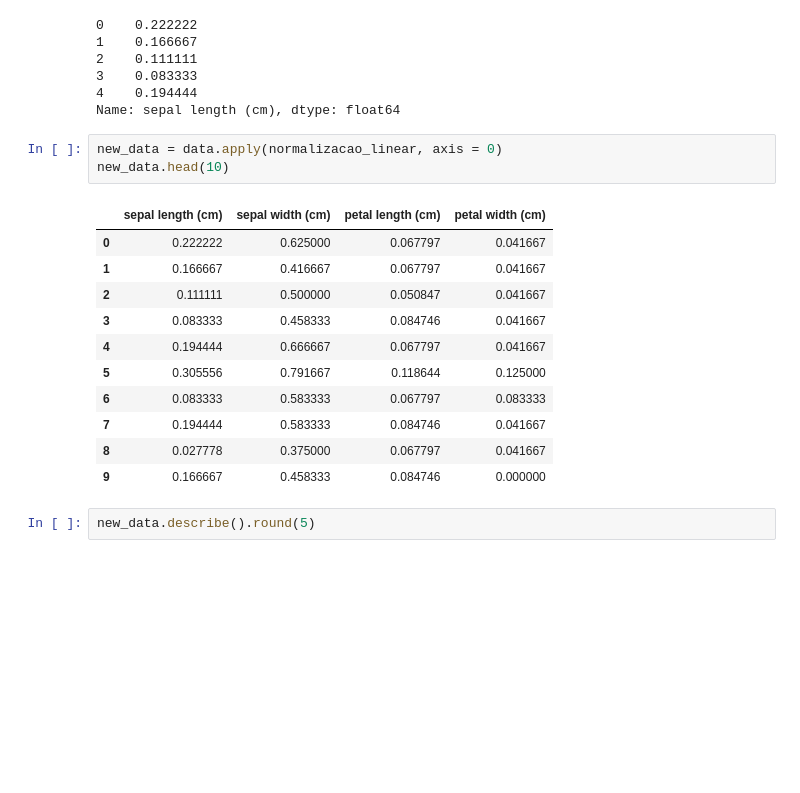
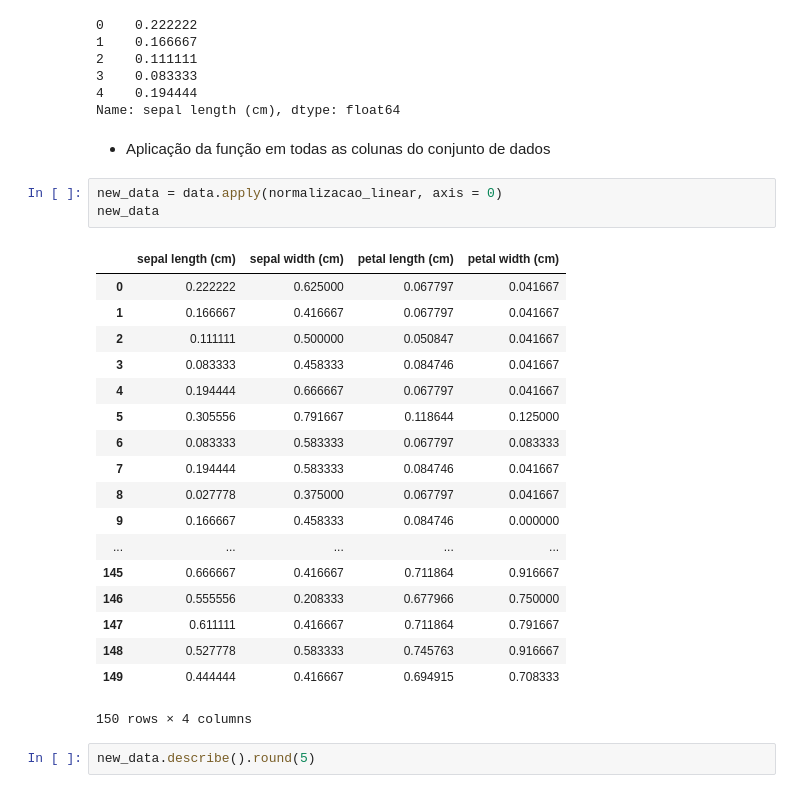
Before and after one commit to anfer86/teaching-datamining-lessons, a Jupyter notebook: aula03/preprocessamento.ipynb, the cells around one changed output. Drawn from its saved outputs; the diff is of its cells as text; blank space fills up the shorter version.

```diff
--- a/aula03/preprocessamento.ipynb
+++ b/aula03/preprocessamento.ipynb
@@ -193,21 +193,30 @@ new_data.head()
 3    0.083333
 4    0.194444
 Name: sepal length (cm), dtype: float64
+# %% [markdown]
+- Aplicação da função em todas as colunas do conjunto de dados
 # %%
 new_data = data.apply(normalizacao_linear, axis = 0)
-new_data.head(10)
+new_data
 # %% [output]
 |  | sepal length (cm) | sepal width (cm) | petal length (cm) | petal width (cm) |
 | 0 | 0.222222 | 0.625000 | 0.067797 | 0.041667 |
 | 1 | 0.166667 | 0.416667 | 0.067797 | 0.041667 |
 | 2 | 0.111111 | 0.500000 | 0.050847 | 0.041667 |
 | 3 | 0.083333 | 0.458333 | 0.084746 | 0.041667 |
 | 4 | 0.194444 | 0.666667 | 0.067797 | 0.041667 |
 | 5 | 0.305556 | 0.791667 | 0.118644 | 0.125000 |
 | 6 | 0.083333 | 0.583333 | 0.067797 | 0.083333 |
 | 7 | 0.194444 | 0.583333 | 0.084746 | 0.041667 |
 | 8 | 0.027778 | 0.375000 | 0.067797 | 0.041667 |
 | 9 | 0.166667 | 0.458333 | 0.084746 | 0.000000 |
+| ... | ... | ... | ... | ... |
+| 145 | 0.666667 | 0.416667 | 0.711864 | 0.916667 |
+| 146 | 0.555556 | 0.208333 | 0.677966 | 0.750000 |
+| 147 | 0.611111 | 0.416667 | 0.711864 | 0.791667 |
+| 148 | 0.527778 | 0.583333 | 0.745763 | 0.916667 |
+| 149 | 0.444444 | 0.416667 | 0.694915 | 0.708333 |
+150 rows × 4 columns
 # %%
 new_data.describe().round(5)
 # %% [output]
```
Also changed, not shown: parts of 24 cells of this notebook, 4 other files.
